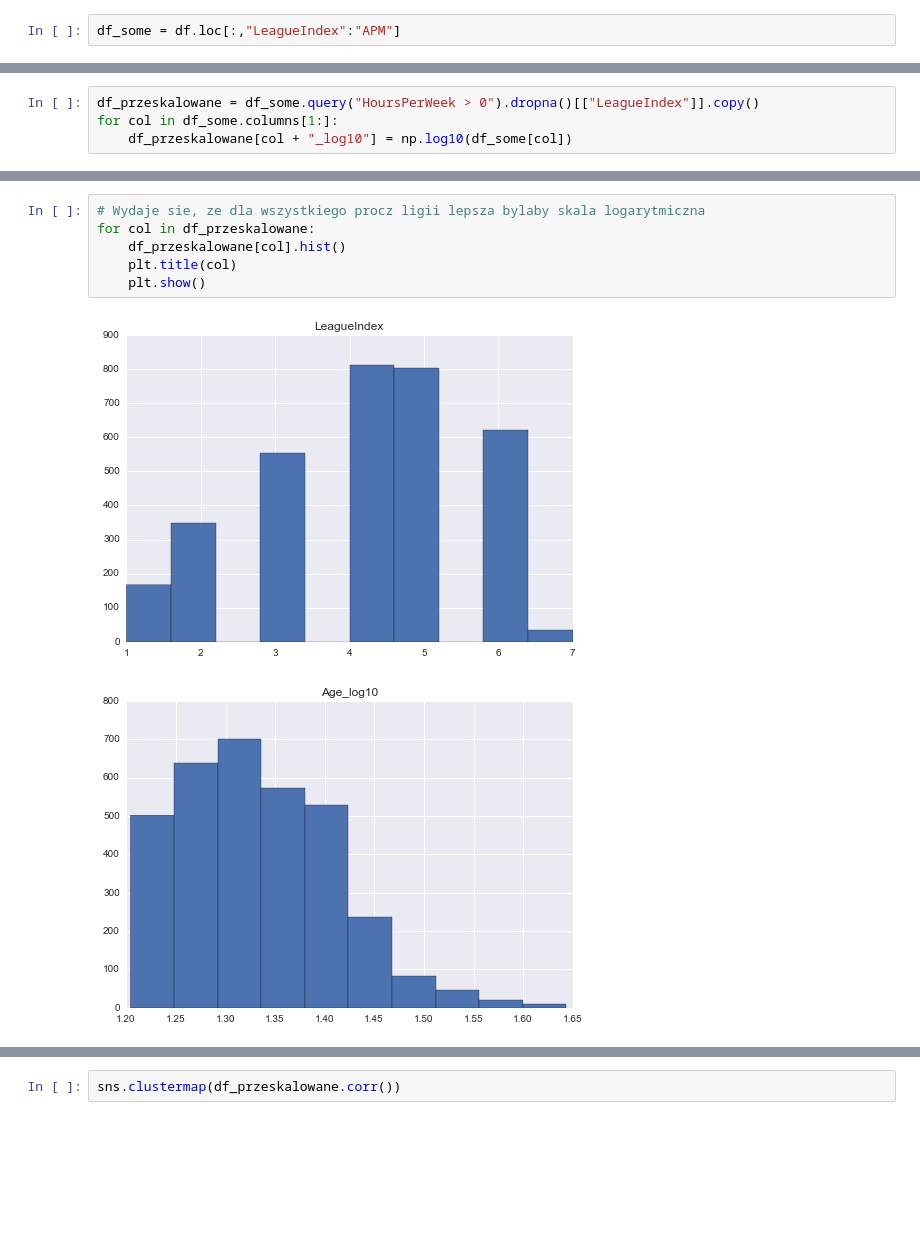
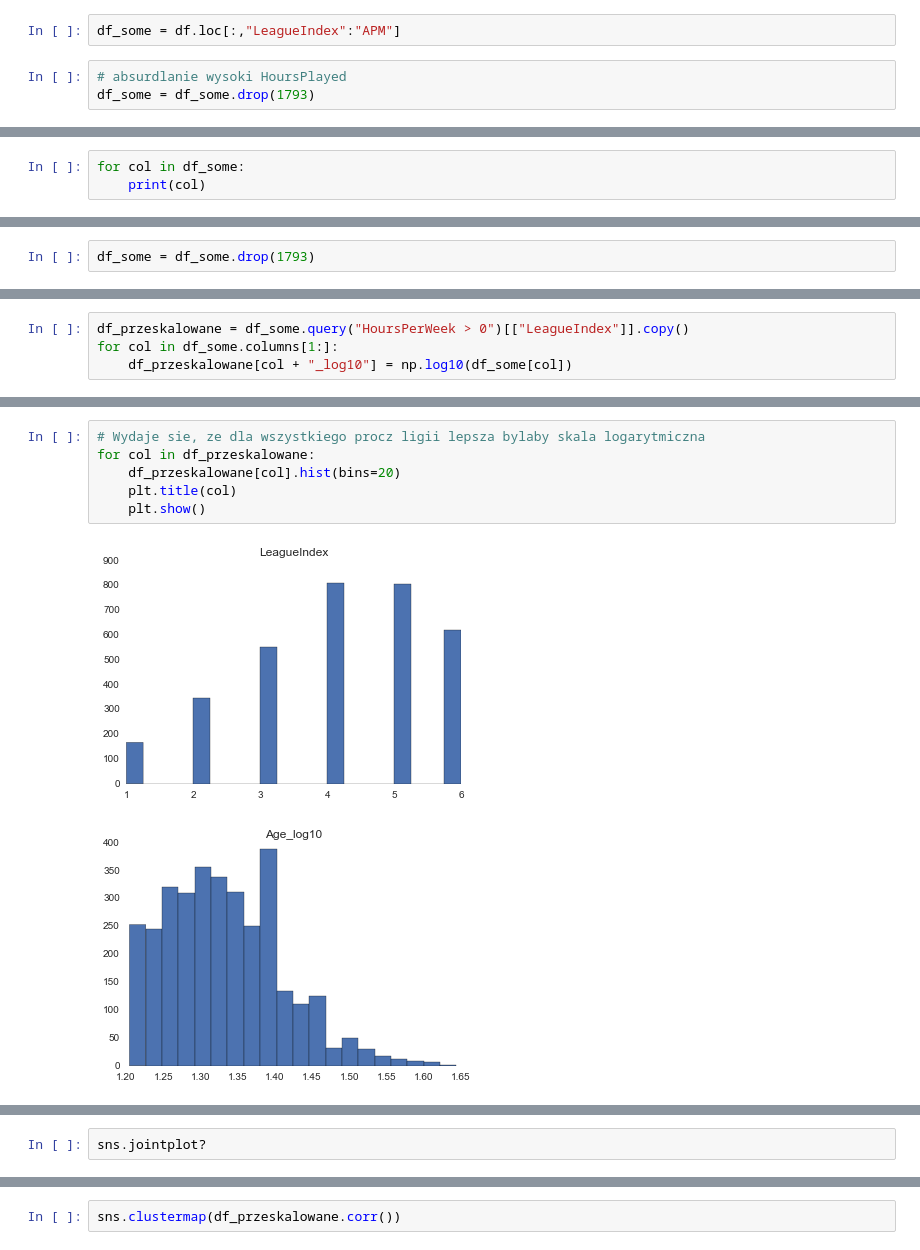
Before and after one commit to DELabUW/szkola-letnia-2015, a Jupyter notebook: zajecia/dzien4_czesc2_regresja.ipynb, the cells around one changed output, grey strips where cells are left out. Saved outputs shown, nothing was run; the diff lists cells and outputs as text; blank space fills up the shorter version.

```diff
--- a/zajecia/dzien4_czesc2_regresja.ipynb
+++ b/zajecia/dzien4_czesc2_regresja.ipynb
@@ -135,2 +197,5 @@ df["LeagueIndex"].value_counts().sort_index().plot(kind='bar')
 # %%
 df_some = df.loc[:,"LeagueIndex":"APM"]
+# %%
+# absurdlanie wysoki HoursPlayed
+df_some = df_some.drop(1793)
@@ -169,0 +239,3 @@ sns.corrplot(df_some)
+# %%
+for col in df_some:
+    print(col)
@@ -180,0 +277,2 @@ for col in df_some:
+# %%
+df_some = df_some.drop(1793)
@@ -181,4 +289,4 @@ for col in df_some:
 # %%
-df_przeskalowane = df_some.query("HoursPerWeek > 0").dropna()[["LeagueIndex"]].copy()
+df_przeskalowane = df_some.query("HoursPerWeek > 0")[["LeagueIndex"]].copy()
 for col in df_some.columns[1:]:
     df_przeskalowane[col + "_log10"] = np.log10(df_some[col])
@@ -185,9 +302,9 @@ for col in df_some.columns[1:]:
 # %%
 # Wydaje sie, ze dla wszystkiego procz ligii lepsza bylaby skala logarytmiczna
 for col in df_przeskalowane:
-    df_przeskalowane[col].hist()
+    df_przeskalowane[col].hist(bins=20)
     plt.title(col)
     plt.show()
 # %% [output]
-[figure, old version]
+[figure, new version]
-[figure, old version]
+[figure, new version]
@@ -197 +314,3 @@ for col in df_przeskalowane:
+# %%
+sns.jointplot?
 # %%
```
Also changed, not shown: parts of 58 cells of this notebook, 6 other files.
